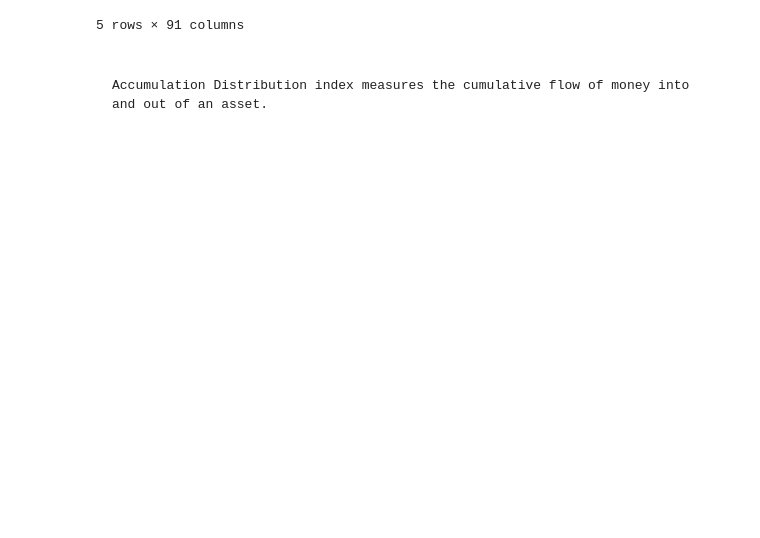
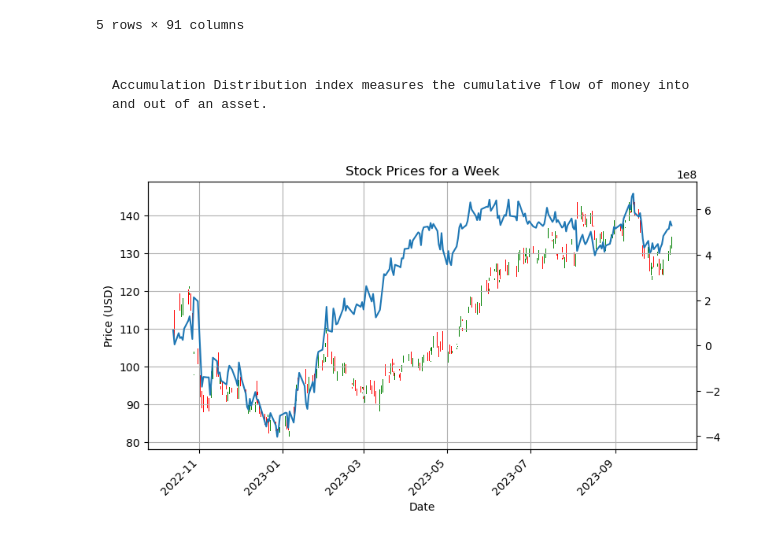
Before and after one commit to jocoder22/FinIndicators, a Jupyter notebook: Volume_Indicators/Accumulation_Distribution_index.ipynb, the cells around one changed output. Drawn from its saved outputs; the diff is of its cells as text; code cells hidden in the pictures; blank space fills up the shorter version.

```diff
--- a/Volume_Indicators/Accumulation_Distribution_index.ipynb
+++ b/Volume_Indicators/Accumulation_Distribution_index.ipynb
@@ -148,0 +203,4 @@ adi = df[["volume_adi"]].dropna()
+# %%
+plotohlc(df)
+# %% [output]
+[figure, added]
```
Also changed, not shown: parts of 2 cells of this notebook.
